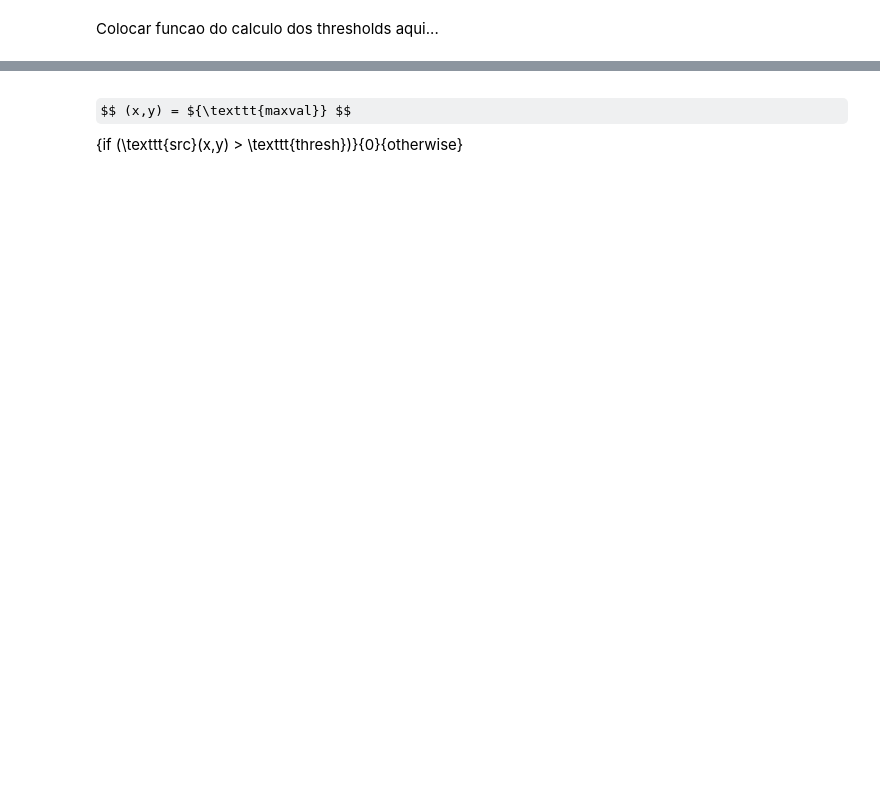
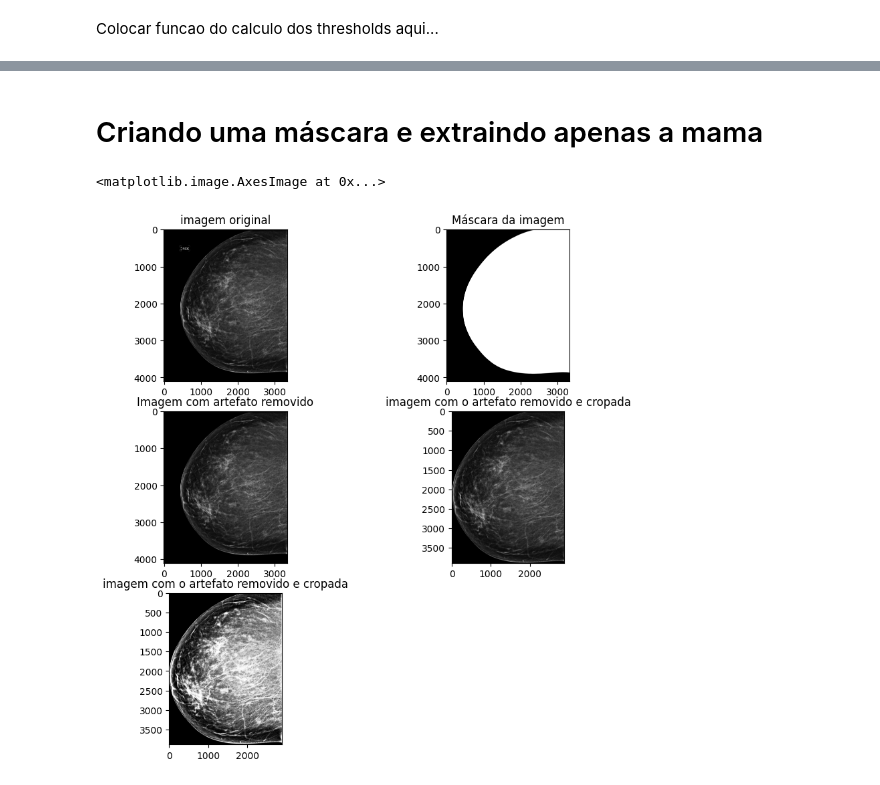
Before and after one commit to lukasmachado20/ProjetoITI, a Jupyter notebook: recorte_imagens_equalize.ipynb, the cells around one changed output, grey strips where cells are left out. Cells and saved outputs as stored; diff of their text form; code cells hidden in the pictures; some formulas as TeX source; blank space fills up the shorter version.

```diff
--- a/recorte_imagens_equalize.ipynb
+++ b/recorte_imagens_equalize.ipynb
@@ -72,2 +57,56 @@ plt.title("Imagem cortada");
-# %% [markdown]
-$$ (x,y) = ${\texttt{maxval}} $$ {if \(\texttt{src}(x,y) > \texttt{thresh}\)}{0}{otherwise}
+# %% [markdown]
+# Criando uma máscara e extraindo apenas a mama
+# %%
+# Load the MRI image of the brain
+img = dicom.dcmread("00142_20990909_R_CC_3.dcm")
+imgArray = img.pixel_array
+
+
+
+# Apply Otsu's threshold to binarize the image
+thresh = cv2.threshold(imgArray, 0, np.max(imgArray), cv2.THRESH_BINARY)[1].astype('uint8')
+
+# Find contours in the binary image
+contours, _ = cv2.findContours(thresh, cv2.RETR_EXTERNAL, cv2.CHAIN_APPROX_SIMPLE)
+
+# Find the largest contour (assumed to be the brain region)
+largest_contour = max(contours, key=cv2.contourArea)
+
+# Create a mask from the largest contour
+mask = np.zeros_like(thresh)
+
+
+cv2.drawContours(mask, [largest_contour], -1, (255, 255, 255), -1)
+
+# Multiply the original image with the mask to crop the irregular shape
+dst = cv2.bitwise_and(imgArray, imgArray, mask=mask)
+
+rect = cv2.boundingRect(largest_contour)
+# Coordenadas
+x,y,w,h = rect
+
+# Corta imagem com as coordenadas
+imgCroped = (dst)[y:y+h, x:x+w].copy()
+
+
+
+plt.figure(figsize=(10,10))
+plt.subplot(3,2,1)
+plt.title('imagem original')
+plt.imshow(imgArray, cmap='gray')
+plt.subplot(3,2,2)
+plt.title("Máscara da imagem")
+plt.imshow(mask, cmap='gray')
+plt.subplot(3,2,3)
+plt.title("Imagem com artefato removido")
+plt.imshow(dst, cmap='gray')
+plt.subplot(3,2,4)
+plt.title("imagem com o artefato removido e cropada")
+plt.imshow(imgCroped, cmap='gray')
+
+plt.subplot(3,2,5)
+plt.title("imagem com o artefato removido e cropada")
+plt.imshow(exposure.equalize_hist(imgCroped, clip_limit=0.1), cmap='gray')
+# %% [output]
+<matplotlib.image.AxesImage at 0x...>
+[figure, added]
```
Also changed, not shown: parts of 5 cells of this notebook.
